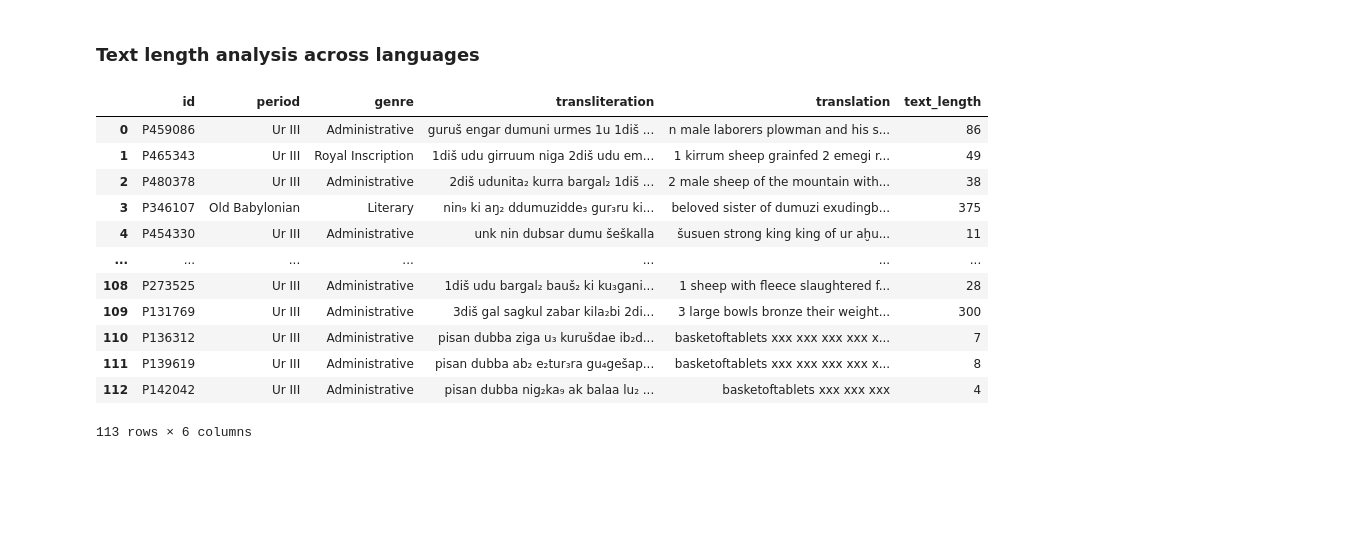
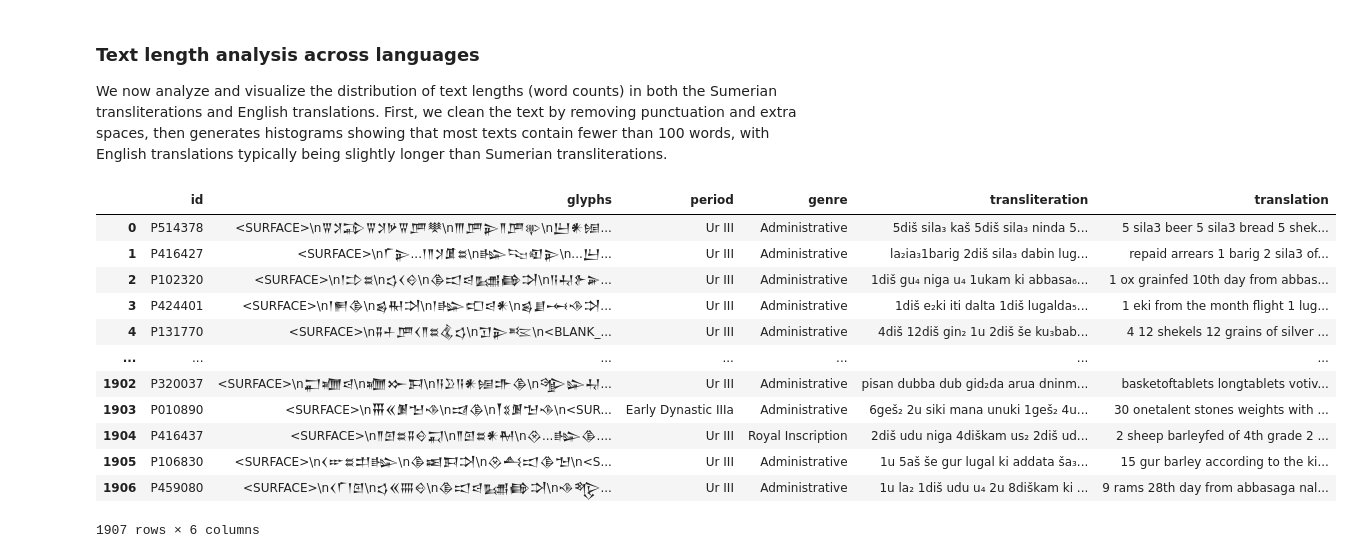
Before and after one commit to samusamu2/AI-project-SuBERT, a Jupyter notebook: 1-dataset_operations/2-data-analysis.ipynb, the cells around one changed output. Saved outputs shown, nothing was run; the diff lists cells and outputs as text; code cells hidden in the pictures; blank space fills up the shorter version.

```diff
--- a/1-dataset_operations/2-data-analysis.ipynb
+++ b/1-dataset_operations/2-data-analysis.ipynb
@@ -45,5 +23,5 @@ Suggested data analysis for cuneiform datasets:
 # %%
-translation_train = pd.read_csv('../datasets/SumTablets_English_test.csv')
+translation_train = pd.read_csv('../datasets/SumTablets_English_train.csv')
 translation_val = pd.read_csv('../datasets/SumTablets_English_validation.csv')
 translation_test = pd.read_csv('../datasets/SumTablets_English_test.csv')
 
@@ -73,3 +51,6 @@ display(sumTablets_train)
 | 82450 | P126510 | Ur III | Administrative | <SURFACE>\n1(diš) sila₄ niga\nka-... | <SURFACE> \n DIŠ |GA₂×PA| ŠE \n K... | <SURFACE>\n𒁹𒃢𒊺\n𒅗𒉈𒂠\n𒐋𒃢𒂵\n𒀀𒁵𒂠\n𒌨𒋗... |
 | 82451 | P128419 | Lagash II | Administrative | <SURFACE>\n<COLUMN>\n2(diš) ud₅ {... | <SURFACE> \n <COLUMN> \n MIN UZ₃ ... | <SURFACE>\n<COLUMN>\n𒈫𒍚𒄑𒆪\n𒂍𒆠𒃲𒆷\n... |
 82452 rows × 6 columns
+# %%
+df = pd.merge(sumTablets_train, translation_train, on='id', how='inner').drop(columns=['period_x', 'genre_x', 'transliteration_x', 'glyph_names']).rename(columns={'period_y': 'period', 'genre_y': 'genre', 'transliteration_y': 'transliteration'})
+df
@@ -76,29 +71,41 @@ display(sumTablets_train)
 # %% [markdown]
 ### Text length analysis across languages
+
+We now analyze and visualize the distribution of text lengths (word counts) in both the Sumerian transliterations and English translations. First, we clean the text by removing punctuation and extra spaces, then generates histograms showing that most texts contain fewer than 100 words, with English translations typically being slightly longer than Sumerian transliterations.
 # %%
-# create a cleaed dataset with just transliteration and translation but stripping
+# Fill NaNs with empty string so clean_text() always gets a str
+df['transliteration'] = df['transliteration'].fillna('')
+df['translation'] = df['translation'].fillna('')
+
+# Now your existing clean_text() will never see a float
+import re
+
 def clean_text(text):
-    text = re.sub(r'\s+', ' ', text)  # Remove extra whitespace
-    text = re.sub(r'[^\w\s]', '', text)  # Remove punctuation
+    text = re.sub(r'\s+', ' ', text)        # collapse multiple spaces
+    text = re.sub(r'[^\w\s]', '', text)     # strip punctuation
     return text.strip().lower()
 
-translation_train['transliteration'] = translation_train['transliteration'].apply(clean_text)
-translation_train['translation'] = translation_train['translation'].apply(clean_text)
-translation_train
+df['transliteration'] = (
+    df['transliteration'].apply(clean_text)
+)
+df['translation'] = (
+    df['translation'].apply(clean_text)
+)
+df
 # %% [output]
-|  | id | period | genre | transliteration | translation | text_length |
-| 0 | P459086 | Ur III | Administrative | guruš engar dumuni urmes 1u 1diš ... | n male laborers plowman and his s... | 86 |
-| 1 | P465343 | Ur III | Royal Inscription | 1diš udu girruum niga 2diš udu em... | 1 kirrum sheep grainfed 2 emegi r... | 49 |
-| 2 | P480378 | Ur III | Administrative | 2diš udunita₂ kurra bargal₂ 1diš ... | 2 male sheep of the mountain with... | 38 |
-| 3 | P346107 | Old Babylonian | Literary | nin₉ ki aŋ₂ ddumuzidde₃ gur₃ru ki... | beloved sister of dumuzi exudingb... | 375 |
-| 4 | P454330 | Ur III | Administrative | unk nin dubsar dumu šeškalla | šusuen strong king king of ur aḫu... | 11 |
+|  | id | glyphs | period | genre | transliteration | translation |
+| 0 | P514378 | <SURFACE>\n𒐊𒋡𒁉𒐊𒋡𒃻𒐊𒂆𒋧\n𒐈𒂆𒉌𒈫𒂆𒉀\n𒌨𒀭𒎏... | Ur III | Administrative | 5diš sila₃ kaš 5diš sila₃ ninda 5... | 5 sila3 beer 5 sila3 bread 5 shek... |
+| 1 | P416427 | <SURFACE>\n𒇲𒉌...𒁹𒈫𒋡𒂠𒊺\n𒈗𒌫𒊏𒉌\n...𒌨... | Ur III | Administrative | la₂ia₃1barig 2diš sila₃ dabin lug... | repaid arrears 1 barig 2 sila3 of... |
+| 2 | P102320 | <SURFACE>\n𒁹𒄞𒊺\n𒌓𒌋𒄰\n𒆠𒀊𒁀𒊷𒂵𒋫\n𒀀𒄷𒉿𒅕... | Ur III | Administrative | 1diš gu₄ niga u₄ 1ukam ki abbasa₆... | 1 ox grainfed 10th day from abbas... |
+| 3 | P424401 | <SURFACE>\n𒁹𒂍𒆠\n𒌗𒊑𒋫\n𒁹𒈗𒍏𒁀𒀭\n𒌗𒋗𒆰𒈾𒋫... | Ur III | Administrative | 1diš e₂ki iti dalta 1diš lugalda₅... | 1 eki from the month flight 1 lug... |
+| 4 | P131770 | <SURFACE>\n𒐉𒈦𒂆𒌋𒈫𒊺𒆬𒌓\n𒋛𒉌𒌈\n<BLANK_... | Ur III | Administrative | 4diš 12diš gin₂ 1u 2diš še ku₃bab... | 4 12 shekels 12 grains of silver ... |
 | ... | ... | ... | ... | ... | ... | ... |
-| 108 | P273525 | Ur III | Administrative | 1diš udu bargal₂ bauš₂ ki ku₃gani... | 1 sheep with fleece slaughtered f... | 28 |
-| 109 | P131769 | Ur III | Administrative | 3diš gal sagkul zabar kila₂bi 2di... | 3 large bowls bronze their weight... | 300 |
-| 110 | P136312 | Ur III | Administrative | pisan dubba ziga u₃ kurušdae ib₂d... | basketoftablets xxx xxx xxx xxx x... | 7 |
-| 111 | P139619 | Ur III | Administrative | pisan dubba ab₂ e₂tur₃ra gu₄gešap... | basketoftablets xxx xxx xxx xxx x... | 8 |
-| 112 | P142042 | Ur III | Administrative | pisan dubba nig₂ka₉ ak balaa lu₂ ... | basketoftablets xxx xxx xxx | 4 |
+| 1902 | P320037 | <SURFACE>\n𒂷𒁾𒁀\n𒁾𒁍𒁕\n𒀀𒊒𒀀𒀭𒎏𒈥𒆠\n𒄊𒇽𒄷... | Ur III | Administrative | pisan dubba dub gid₂da arua dninm... | basketoftablets longtablets votiv... |
+| 1903 | P010890 | <SURFACE>\n𒐚𒎙𒋠𒈠𒈾\n𒀕𒆠\n𒐕𒐏𒋠𒈠𒈾\n<SUR... | Early Dynastic IIIa | Administrative | 6geš₂ 2u siki mana unuki 1geš₂ 4u... | 30 onetalent stones weights with ... |
+| 1904 | P416437 | <SURFACE>\n𒈫𒇻𒊺𒐉𒄰𒍑\n𒈫𒇻𒊺𒀭𒈹\n𒊮...𒈗𒆠.... | Ur III | Royal Inscription | 2diš udu niga 4diškam us₂ 2diš ud... | 2 sheep barleyfed of 4th grade 2 ... |
+| 1905 | P106830 | <SURFACE>\n𒌋𒐃𒊺𒄥𒈗\n𒆠𒀜𒁕𒋫\n𒊮𒋀𒀊𒆠𒈠\n<S... | Ur III | Administrative | 1u 5aš še gur lugal ki addata ša₃... | 15 gur barley according to the ki... |
+| 1906 | P459080 | <SURFACE>\n𒌋𒇲𒁹𒇻\n𒌓𒎙𒐍𒄰\n𒆠𒀊𒁀𒊷𒂵𒋫\n𒈾𒈜... | Ur III | Administrative | 1u la₂ 1diš udu u₄ 2u 8diškam ki ... | 9 rams 28th day from abbasaga nal... |
-113 rows × 6 columns
+1907 rows × 6 columns
 # %%
 def text_length_analysis(df, column):
     df['text_length'] = df[column].apply(lambda x: len(x.split()))
```
Also changed, not shown: parts of 25 cells of this notebook, 3 other files.
